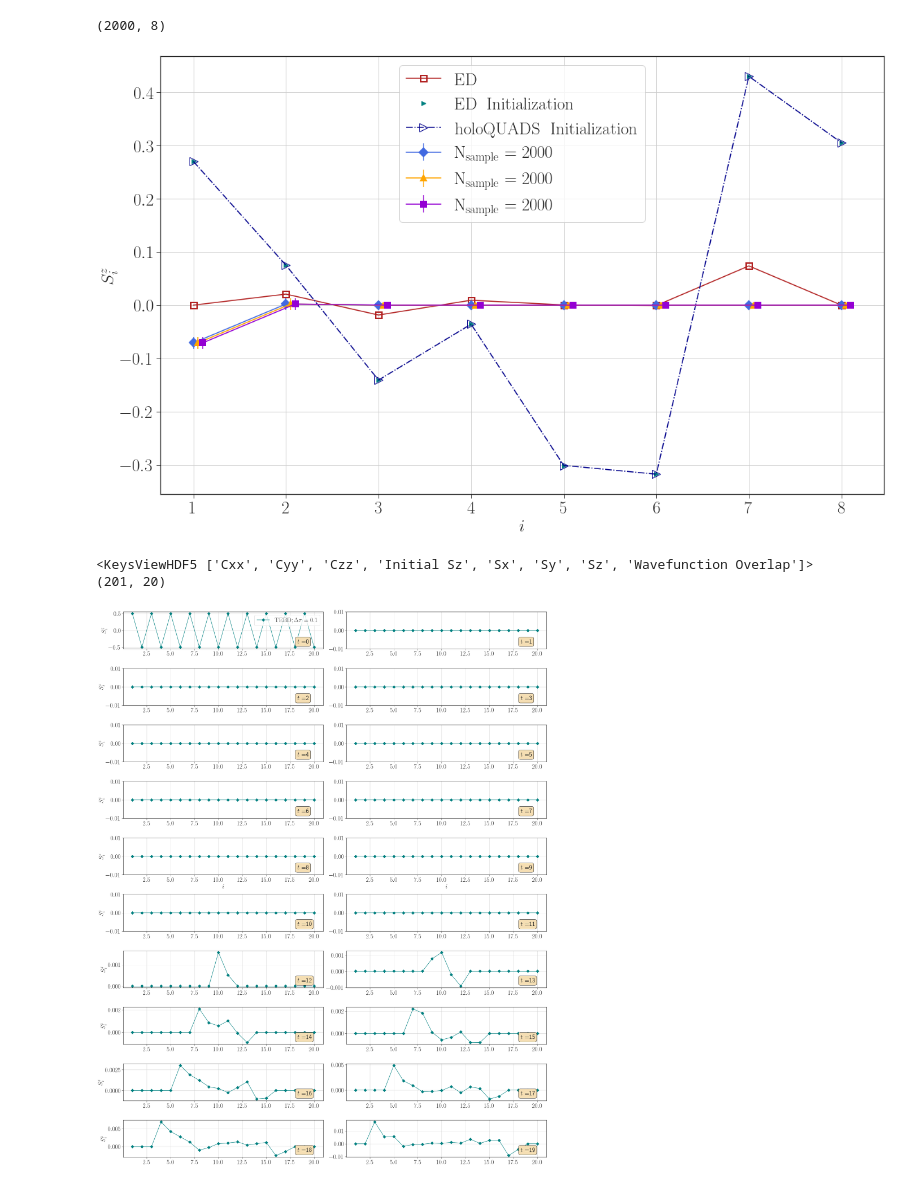
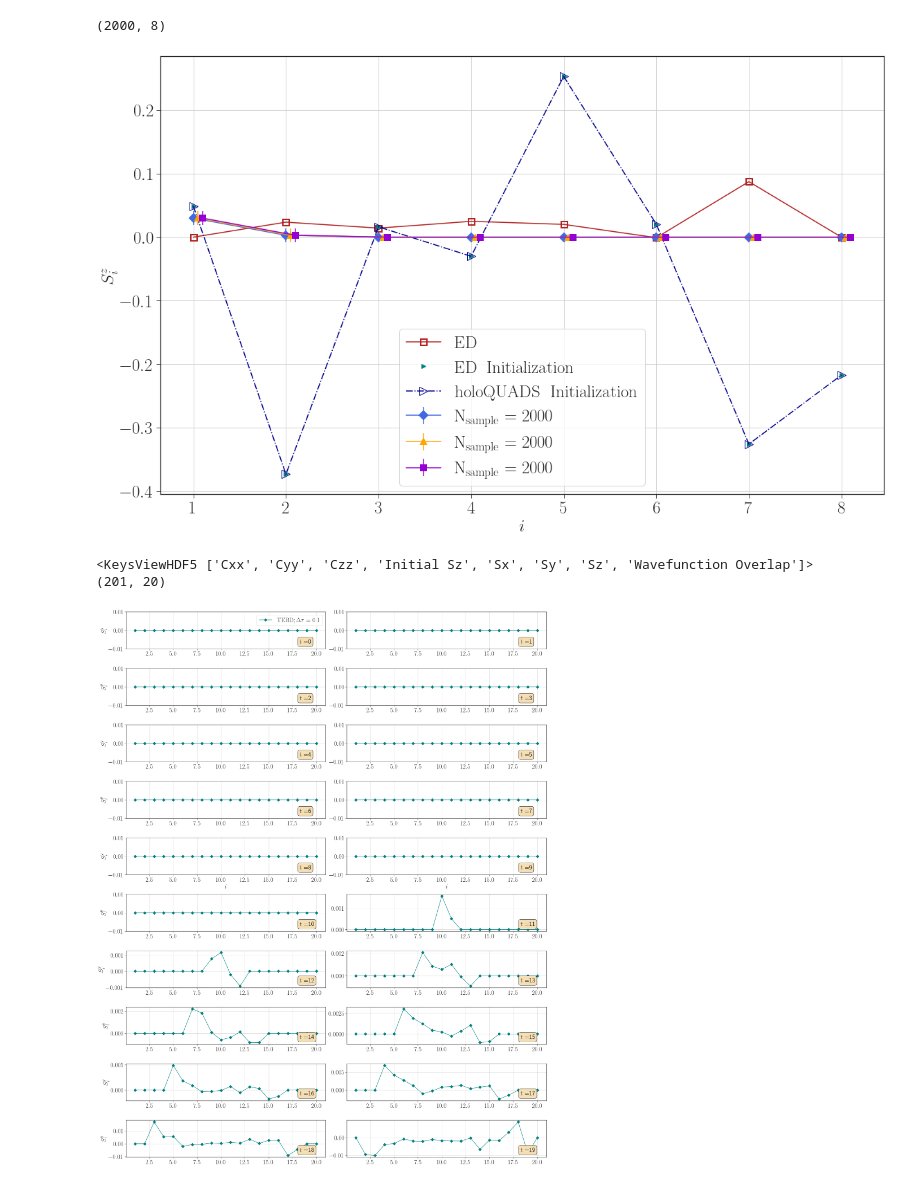
Before and after one commit to xiaobo-23/EntangledLightConeSampling, a Jupyter notebook: HQA_Data_Analysis.ipynb, the cells around one changed output. Drawn from its saved outputs; the diff is of its cells as text; code cells hidden in the pictures.

Commit message:
Test different initial wavefunctions

```diff
--- a/HQA_Data_Analysis.ipynb
+++ b/HQA_Data_Analysis.ipynb
@@ -466,7 +466,7 @@ def data_extrapolation(file_name, label):
     print(tmp_Sz.shape)
     return tmp_Sz
 # %%
-Sz_ED = data_extrapolation("Data/ED_N8_h0.2_Iteration12_Random.h5", "Sz")
+Sz_ED = data_extrapolation("Data/ED_N8_h0.2_Iteration12_Random1.h5", "Sz")
 # %% [output]
 <KeysViewHDF5 ['Cxx', 'Cyy', 'Czz', 'Initial Sz', 'Sx', 'Sy', 'Sz', 'Wavefunction Overlap']>
 (12, 8)
@@ -530,15 +530,15 @@ def data_extrapolation_sample(file_name, label):
 #     return tmp_Sz
     return tmp_ave, tmp_err
 # %%
-Sz_ave1, Sz_err1 = data_extrapolation_sample("Data/holoQUADS_Circuit_N8_h0.2_T3.0_Measure2000_Random_Test1.h5", "Sz")
+Sz_ave1, Sz_err1 = data_extrapolation_sample("Data/holoQUADS_Circuit_N8_h0.2_T3.0_Measure2000_Random_Update_Test1.h5", "Sz")
 # %% [output]
 (2000, 8)
 # %%
-Sz_ave2, Sz_err2 = data_extrapolation_sample("Data/holoQUADS_Circuit_N8_h0.2_T3.0_Measure2000_Random_Test2.h5", "Sz")
+Sz_ave2, Sz_err2 = data_extrapolation_sample("Data/holoQUADS_Circuit_N8_h0.2_T3.0_Measure2000_Random_Update_Test2.h5", "Sz")
 # %% [output]
 (2000, 8)
 # %%
-Sz_ave3, Sz_err3 = data_extrapolation_sample("Data/holoQUADS_Circuit_N8_h0.2_T3.0_Measure2000_Random_Test3.h5", "Sz")
+Sz_ave3, Sz_err3 = data_extrapolation_sample("Data/holoQUADS_Circuit_N8_h0.2_T3.0_Measure2000_Random_Update_Test3.h5", "Sz")
 # %% [output]
 (2000, 8)
 # %%
@@ -550,35 +550,35 @@ fig = plt.figure(figsize = (16, 16 * goldenRatio), tight_layout = True)
 spec = gridspec.GridSpec(nrows = 1, ncols = 1, figure = fig)
 plt.style.use('seaborn-ticks')
 
 ax1 = fig.add_subplot(spec[0, 0])
 ave = [Sz_ave1, Sz_ave2, Sz_ave3]
 err = [Sz_err1, Sz_err2, Sz_err3]
 color = ['royalblue', 'orange', 'darkviolet', 'teal']
 marker = ['D', '^', 's', 'o']
 label = [r'$\rm N_{sample} = 2000$', r'$\rm N_{sample} = 2000$', r'$\rm N_{sample} = 2000$', r'$\rm N_{sample} = 2000$']
 
 for ind in range(3):
     ax1.errorbar(np.arange(1, 9) + 0.05 * ind, ave[ind][ : 8], yerr = err[ind][ : 8], color = color[ind], marker = marker[ind], markersize = 8, \
                  markeredgecolor = color[ind], markeredgewidth = 2, label = label[ind])
 
 ax1.plot(np.arange(1, 9), Sz_ED[3, :], color = 'firebrick', marker = 's', markersize = 9, \
      markeredgecolor = 'firebrick', markerfacecolor = 'none', markeredgewidth = 2, label = r'$\rm ED$')
 
-ax1.plot(np.arange(1, 9), np.array(h5py.File("Data/ED_N8_h0.2_Iteration12_Random.h5")["Initial Sz"]).real, \
+ax1.plot(np.arange(1, 9), np.array(h5py.File("Data/ED_N8_h0.2_Iteration12_Random1.h5")["Initial Sz"]).real, \
          marker = ">", markersize = 6, color = "teal", linestyle = "", label = r'$\rm ED \;\; Initialization$')
-ax1.plot(np.arange(1, 9), np.array(h5py.File("Data/holoQUADS_Circuit_N8_h0.2_T3.0_Measure2000_Random_Test1.h5")["Initial Sz"]).real, color = "darkblue",\
+ax1.plot(np.arange(1, 9), np.array(h5py.File("Data/holoQUADS_Circuit_N8_h0.2_T3.0_Measure2000_Random_Update_Test1.h5")["Initial Sz"]).real, color = "darkblue",\
          marker = ">", markersize = 12, markerfacecolor = "none", linestyle = "-.", label = r'$\rm holoQUADS \;\; Initialization$')
 
 ax1.set_xlabel(r'$i$', fontsize = 25)
 ax1.set_ylabel(r'$S^{z}_{i}$', fontsize = 25)
 ax1.set_xticks(np.arange(1, 9))
 # ax1.set_xlim(.8, 2.5)
 # ax1.set_ylim(-.1, .1)
 ax1.tick_params(axis = "both", which = "major", labelsize = 25)
 ax1.legend(frameon = True, fontsize = 25)
 ax1.grid()
 
-plt.savefig('Figures/Kick_Ising_holoQUADS_Benchmark_Random_h0.2_t=3_Sz.pdf')
+plt.savefig('Figures/Kick_Ising_holoQUADS_Benchmark_Random_h0.2_t=3_Sz_Update.pdf')
 # %% [output]
-[figure, old version]
+[figure, new version]
 # %%
@@ -609,7 +609,7 @@ for ind in range(20):
         ax.legend(frameon = True, fontsize = 25, ncol = 1)
 
     if ind2 == 0:
-        ax.set_ylabel(r'$S^{z}_{i}$', fontsize = 25)
+        ax.set_ylabel(r'$S^{y}_{i}$', fontsize = 25)
 
     ax.tick_params(axis = "both", which = "major", labelsize = 25)
     ax.text(.87, .15, r'$t = $' + str(ind), \
@@ -619,6 +619,6 @@ for ind in range(20):
     if ind1 == 4:
         ax.set_xlabel(r'$i$', fontsize = 25)
 
-# plt.savefig('Figures/Kicked_Ising_h0.2_TEBD_ED_Benchmark_Sz_Longitudinal_Only_Random_QN_Link2.pdf')
+plt.savefig('Figures/Kicked_Ising_h0.2_TEBD_N20_t=20_Sy.pdf')
 # %% [output]
-[figure, old version]
+[figure, new version]
```
Also changed, not shown: parts of 1 cell of this notebook, 3 other files.
